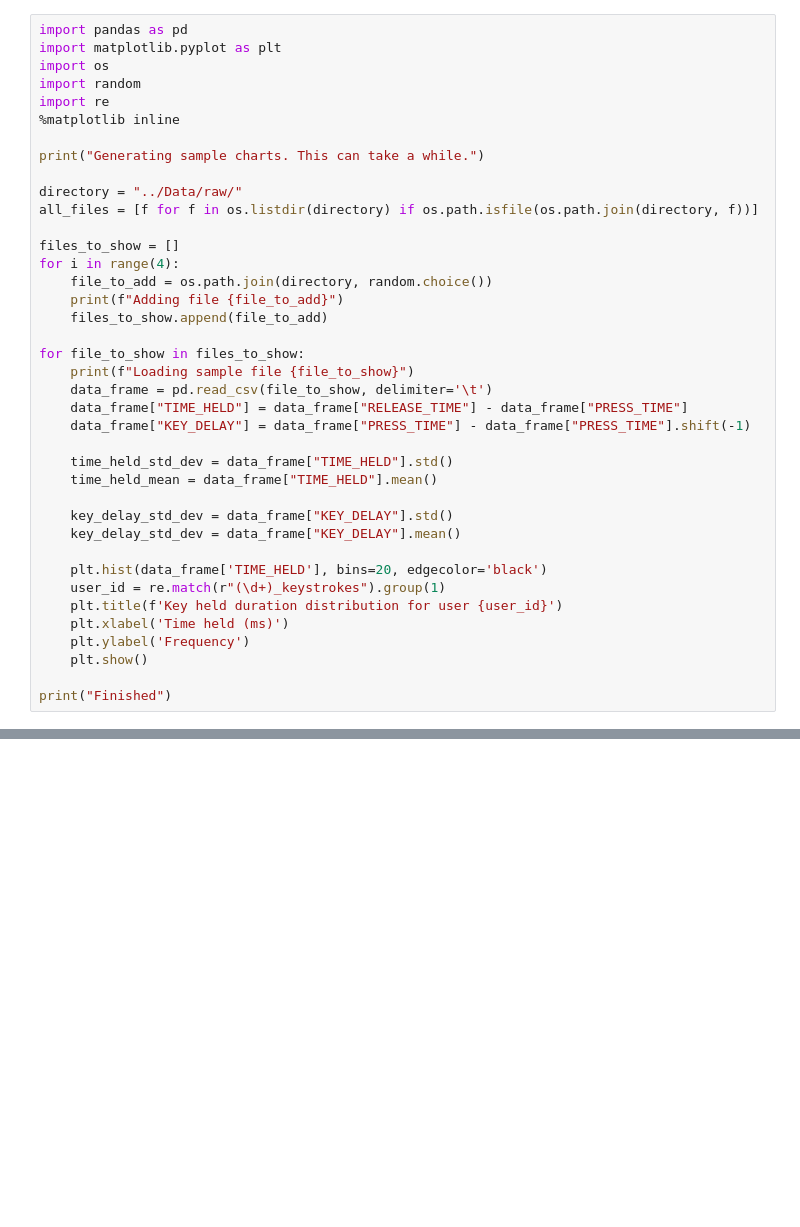
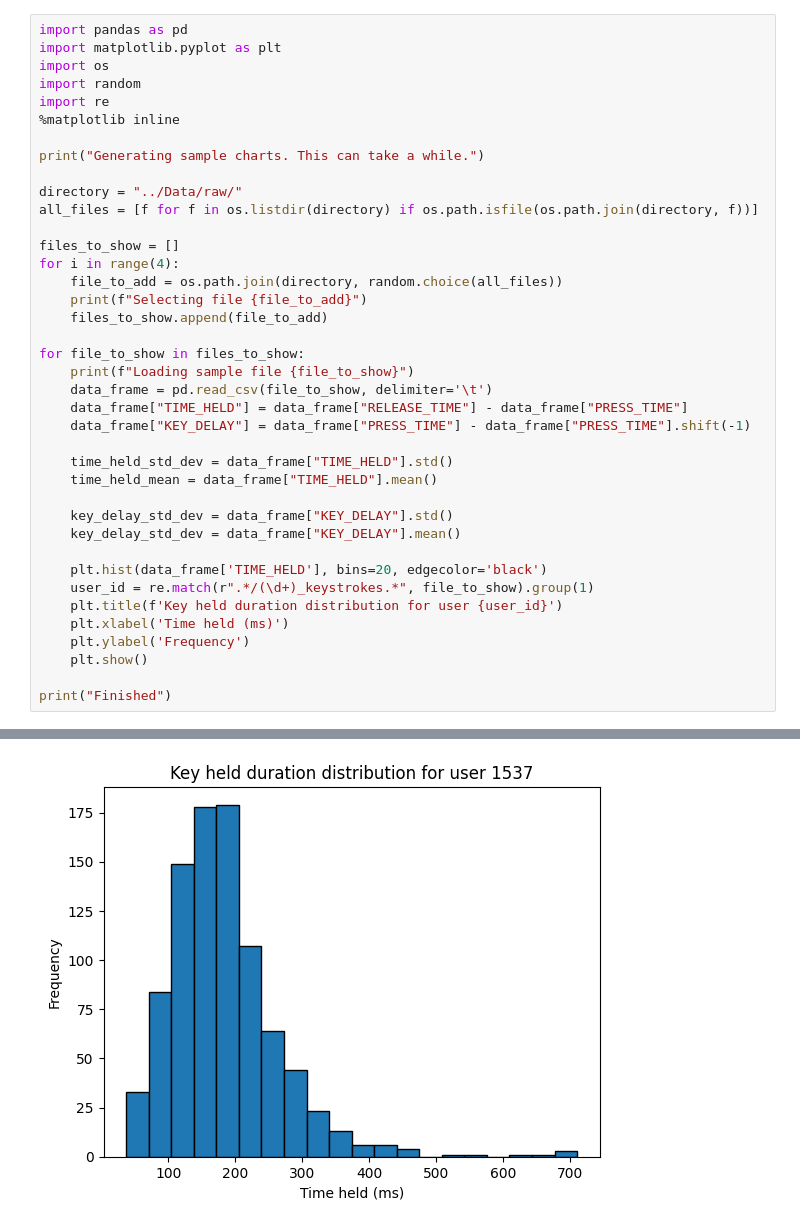
Before and after one commit to DowdyJ/K-CAPTCHA, a Jupyter notebook: Docs/Documentation.ipynb, the cells around one changed output, grey strips where cells are left out. Cells and saved outputs as stored; diff of their text form; blank space fills up the shorter version.

Commit message:
All charts now appear as intended

```diff
--- a/Docs/Documentation.ipynb
+++ b/Docs/Documentation.ipynb
@@ -13,8 +13,8 @@ all_files = [f for f in os.listdir(directory) if os.path.isfile(os.path.join(dir
 
 files_to_show = []
 for i in range(4):
-    file_to_add = os.path.join(directory, random.choice())
-    print(f"Adding file {file_to_add}")
+    file_to_add = os.path.join(directory, random.choice(all_files))
+    print(f"Selecting file {file_to_add}")
     files_to_show.append(file_to_add)
 
 for file_to_show in files_to_show:
@@ -30,7 +30,7 @@ for file_to_show in files_to_show:
     key_delay_std_dev = data_frame["KEY_DELAY"].mean()
 
     plt.hist(data_frame['TIME_HELD'], bins=20, edgecolor='black')
-    user_id = re.match(r"(\d+)_keystrokes").group(1)
+    user_id = re.match(r".*/(\d+)_keystrokes.*", file_to_show).group(1)
     plt.title(f'Key held duration distribution for user {user_id}')
     plt.xlabel('Time held (ms)')
     plt.ylabel('Frequency')
@@ -41,0 +47 @@ Generating sample charts. This can take a while.
+[figure, added]
```
Also changed, not shown: parts of 1 cell of this notebook.
